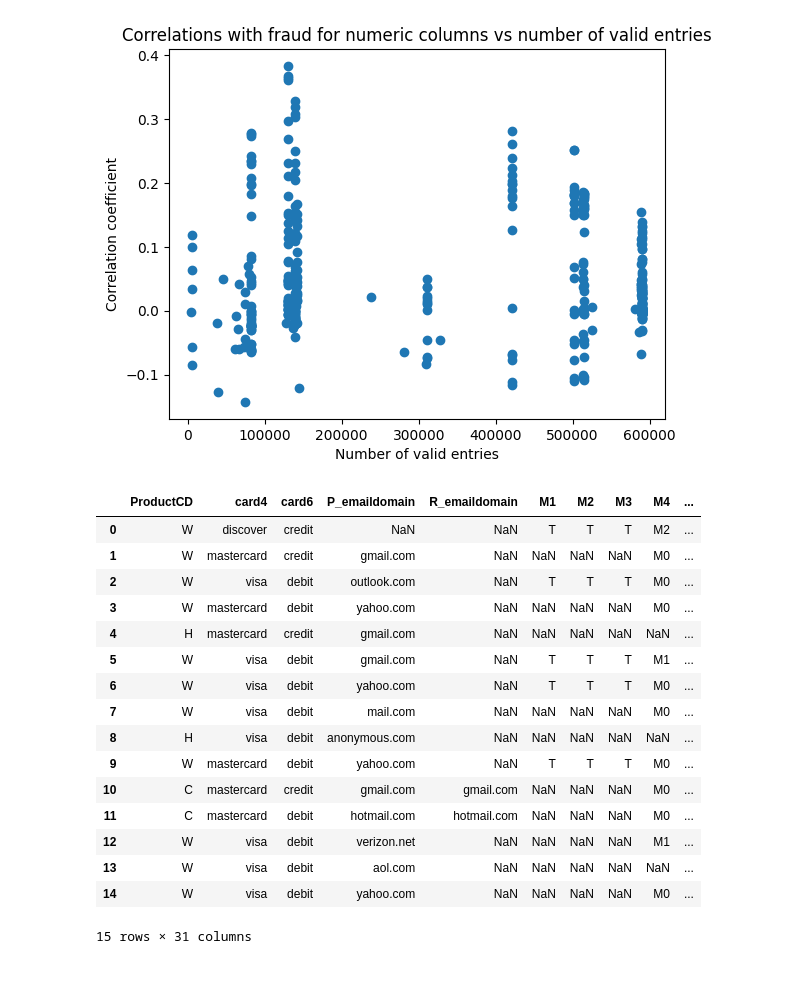
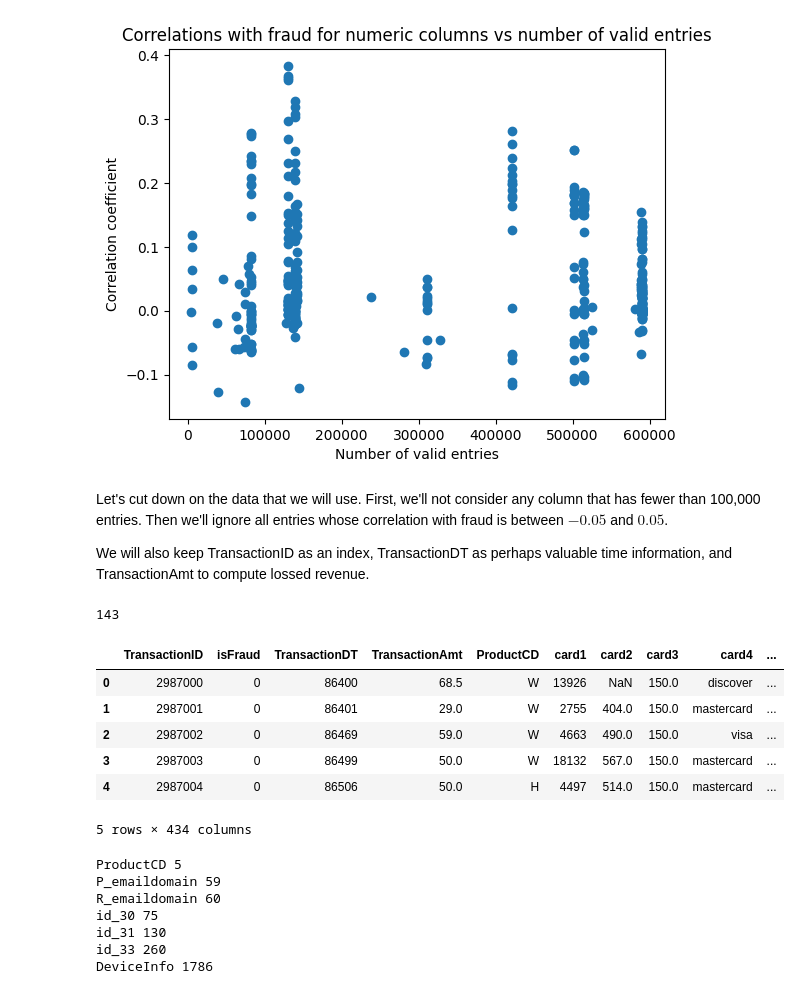
Before and after one commit to djclancy/ieee_fraud, a Jupyter notebook: exploratory_analysis/first_analysis.ipynb, the cells around one changed output. Cells and saved outputs as stored; diff of their text form; code cells hidden in the pictures.

```diff
--- a/exploratory_analysis/first_analysis.ipynb
+++ b/exploratory_analysis/first_analysis.ipynb
@@ -116,24 +96,28 @@ plt.show()
 # %% [output]
 [figure]
 [figure]
+# %% [markdown]
+Let's cut down on the data that we will use. First, we'll not consider any column that has fewer than 100,000 entries. Then we'll ignore all entries whose correlation with fraud is between $-0.05$ and $0.05$.
+
+We will also keep TransactionID as an index, TransactionDT as perhaps valuable time information, and TransactionAmt to compute lossed revenue.
+# %%
+numeric_columns_keep = ['isFraud', 'TransactionID', 'TransactionAmt, TransactoinDT']
+for col_name, [corr_coef, count] in corrs:
+    if abs(corr_coef)>0.05 and count>=100000 and col_name not in numeric_columns_keep:
+        numeric_columns_keep.append(col_name)
+
+
+print(len(numeric_columns_keep))
+# %% [output]
+143
 # %%
-df_merge[object_columns].head(15)
+df_merge.head()
 # %% [output]
-|  | ProductCD | card4 | card6 | P_emaildomain | R_emaildomain | M1 | M2 | M3 | M4 | ... |
-| 0 | W | discover | credit | NaN | NaN | T | T | T | M2 | ... |
-| 1 | W | mastercard | credit | gmail.com | NaN | NaN | NaN | NaN | M0 | ... |
-| 2 | W | visa | debit | outlook.com | NaN | T | T | T | M0 | ... |
-| 3 | W | mastercard | debit | yahoo.com | NaN | NaN | NaN | NaN | M0 | ... |
-| 4 | H | mastercard | credit | gmail.com | NaN | NaN | NaN | NaN | NaN | ... |
-| 5 | W | visa | debit | gmail.com | NaN | T | T | T | M1 | ... |
-| 6 | W | visa | debit | yahoo.com | NaN | T | T | T | M0 | ... |
-| 7 | W | visa | debit | mail.com | NaN | NaN | NaN | NaN | M0 | ... |
-| 8 | H | visa | debit | anonymous.com | NaN | NaN | NaN | NaN | NaN | ... |
-| 9 | W | mastercard | debit | yahoo.com | NaN | T | T | T | M0 | ... |
-| 10 | C | mastercard | credit | gmail.com | gmail.com | NaN | NaN | NaN | M0 | ... |
-| 11 | C | mastercard | debit | hotmail.com | hotmail.com | NaN | NaN | NaN | M0 | ... |
-| 12 | W | visa | debit | verizon.net | NaN | NaN | NaN | NaN | M1 | ... |
-| 13 | W | visa | debit | aol.com | NaN | NaN | NaN | NaN | NaN | ... |
-| 14 | W | visa | debit | yahoo.com | NaN | NaN | NaN | NaN | M0 | ... |
+|  | TransactionID | isFraud | TransactionDT | TransactionAmt | ProductCD | card1 | card2 | card3 | card4 | ... |
+| 0 | 2987000 | 0 | 86400 | 68.5 | W | 13926 | NaN | 150.0 | discover | ... |
+| 1 | 2987001 | 0 | 86401 | 29.0 | W | 2755 | 404.0 | 150.0 | mastercard | ... |
+| 2 | 2987002 | 0 | 86469 | 59.0 | W | 4663 | 490.0 | 150.0 | visa | ... |
+| 3 | 2987003 | 0 | 86499 | 50.0 | W | 18132 | 567.0 | 150.0 | mastercard | ... |
+| 4 | 2987004 | 0 | 86506 | 50.0 | H | 4497 | 514.0 | 150.0 | mastercard | ... |
-15 rows × 31 columns
+5 rows × 434 columns
 # %%
@@ -175 +158,15 @@ for c,di in counters.items():
         fig.show()
+# %%
+export_to_json = {c:list(val.keys()) for c, val in counters.items()}
+
+for c,val in export_to_json.items():
+    if len(val)>=5:
+        print(c, len(val))
+# %% [output]
+ProductCD 5
+P_emaildomain 59
+R_emaildomain 60
+id_30 75
+id_31 130
+id_33 260
+DeviceInfo 1786
```
Also changed, not shown: parts of 7 cells of this notebook.
